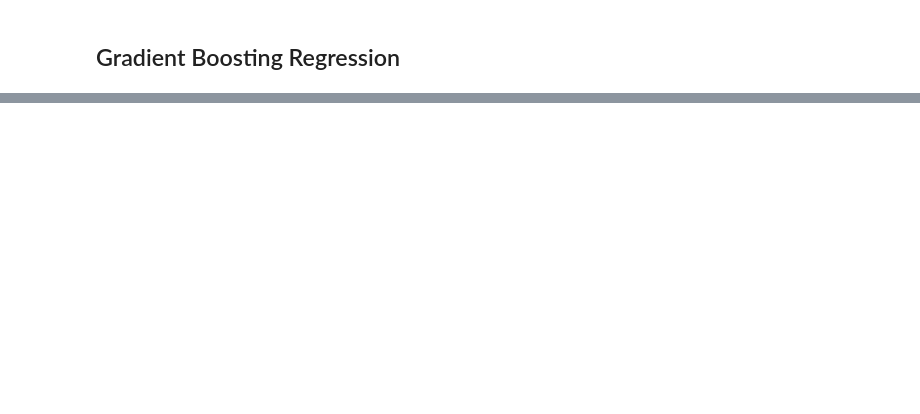
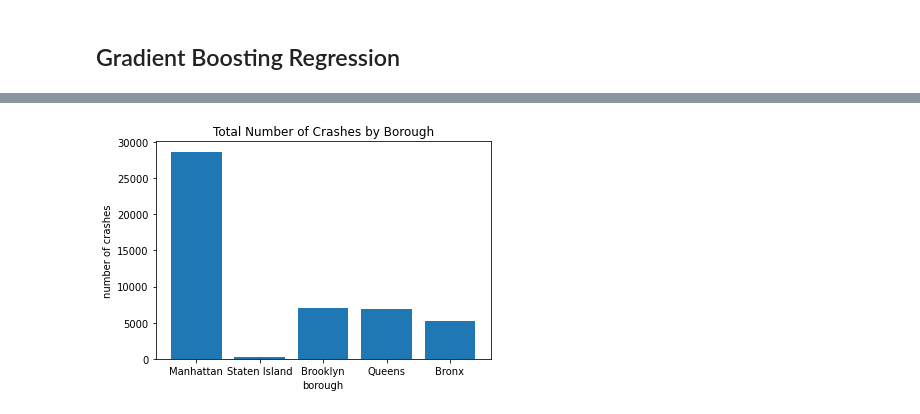
Before and after one commit to MAST30034-Applied-Data-Science/mast30034-project-1-aeross, a Jupyter notebook: notebooks/analysis_pt1.ipynb, the cells around one changed output, grey strips where cells are left out. Saved outputs shown, nothing was run; the diff lists cells and outputs as text; code cells hidden in the pictures; blank space fills up the shorter version.

```diff
--- a/notebooks/analysis_pt1.ipynb
+++ b/notebooks/analysis_pt1.ipynb
@@ -185,0 +294,16 @@ note note note note
+# %%
+boro_count = []
+boro = ["Manhattan", "Staten Island", "Brooklyn", "Queens", "Bronx"]
+boro_count.append(sum(crime[crime["borough"] == "Manhattan"]["count"]))
+boro_count.append(sum(crime[crime["borough"] == "Staten Island"]["count"]))
+boro_count.append(sum(crime[crime["borough"] == "Brooklyn"]["count"]))
+boro_count.append(sum(crime[crime["borough"] == "Queens"]["count"]))
+boro_count.append(sum(crime[crime["borough"] == "Bronx"]["count"]))
+
+plt.bar(boro, boro_count)
+plt.ylabel("number of crashes")
+plt.xlabel("borough")
+plt.title("Total Number of Crashes by Borough")
+plt.savefig("../plots/boro_crash.png")
+# %% [output]
+[figure, added]
```
Also changed, not shown: parts of 12 cells of this notebook.
